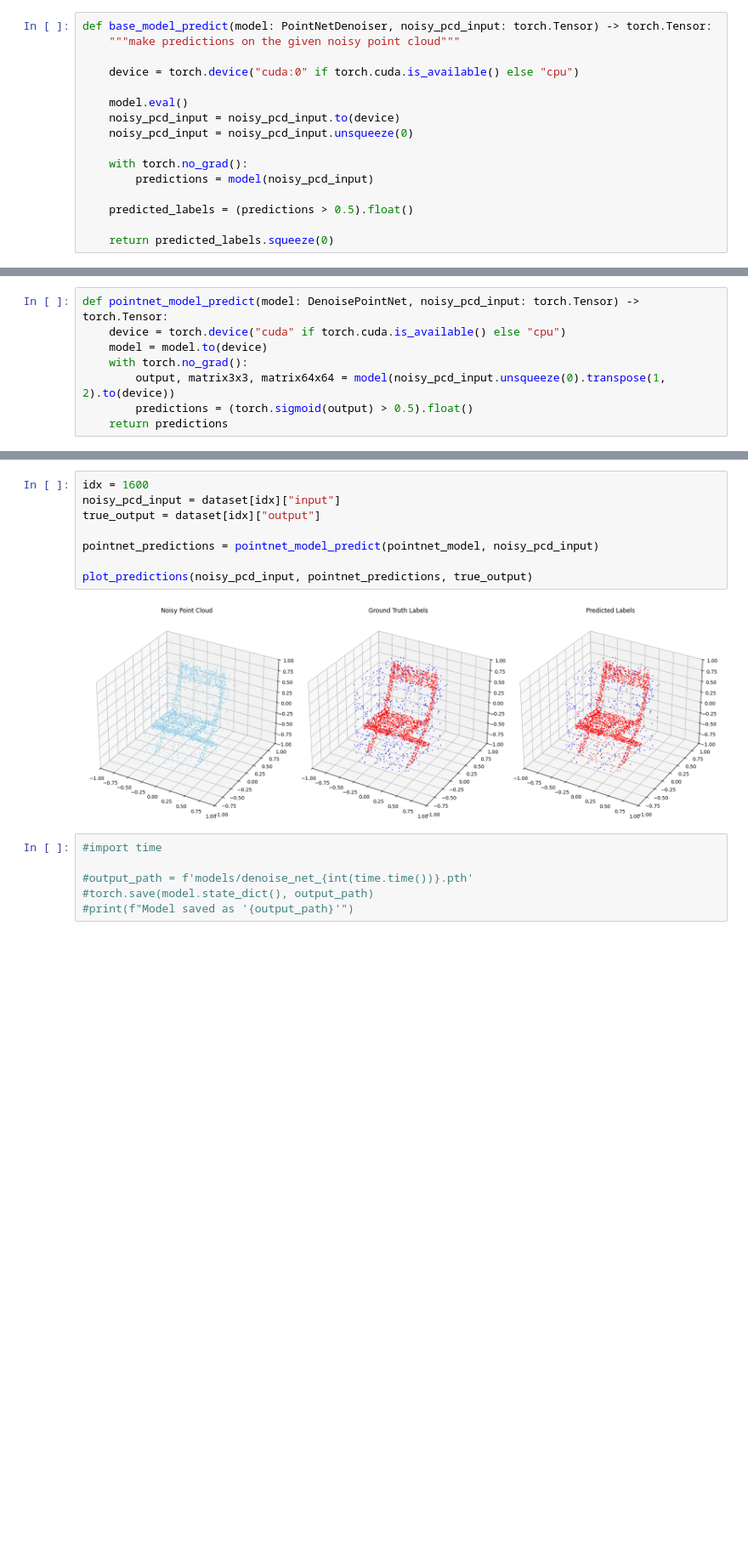
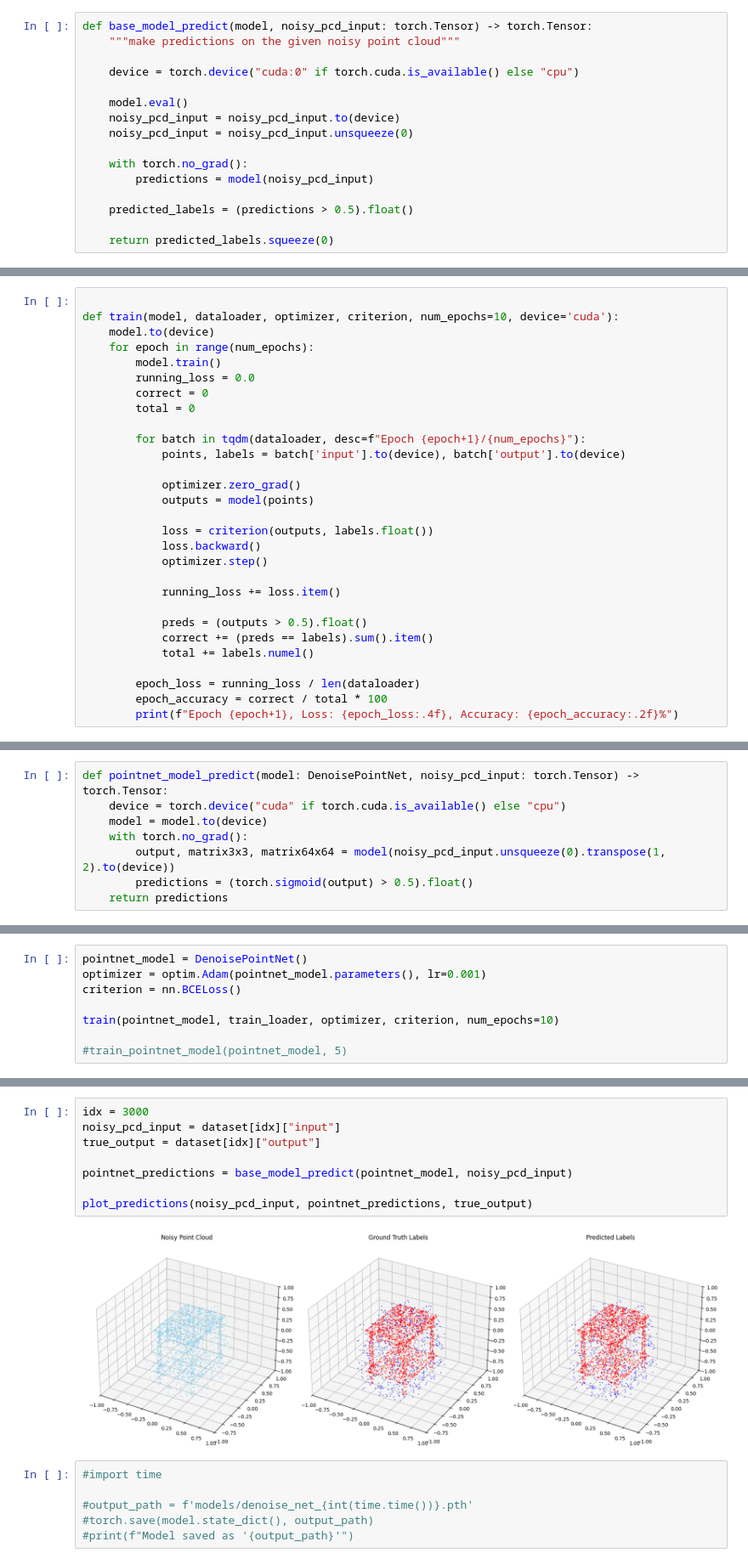
Before and after one commit to JoeWilder/DenoiseNet, a Jupyter notebook: denoisenet2.ipynb, the cells around one changed output, grey strips where cells are left out. Shown at 85% size. Saved outputs shown, nothing was run; the diff lists cells and outputs as text; blank space fills up the shorter version.

Commit message:
update pointnet model

```diff
--- a/denoisenet2.ipynb
+++ b/denoisenet2.ipynb
@@ -894,7 +850,7 @@ def train_basic_model(model: PointNetDenoiser, epochs: int):
 # %% [markdown]
 #### Run Inference Using Basic Model
 # %%
-def base_model_predict(model: PointNetDenoiser, noisy_pcd_input: torch.Tensor) -> torch.Tensor:
+def base_model_predict(model, noisy_pcd_input: torch.Tensor) -> torch.Tensor:
     """make predictions on the given noisy point cloud"""
 
     device = torch.device("cuda:0" if torch.cuda.is_available() else "cpu")
@@ -1099,3 +995,32 @@ def train_pointnet_model(model: DenoisePointNet, epochs: int):
+# %%
+
+def train(model, dataloader, optimizer, criterion, num_epochs=10, device='cuda'):
+    model.to(device)
+    for epoch in range(num_epochs):
+        model.train()
+        running_loss = 0.0
+        correct = 0
+        total = 0
+
+        for batch in tqdm(dataloader, desc=f"Epoch {epoch+1}/{num_epochs}"):
+            points, labels = batch['input'].to(device), batch['output'].to(device)
+
+            optimizer.zero_grad()
+            outputs = model(points)
+
+            loss = criterion(outputs, labels.float())
+            loss.backward()
+            optimizer.step()
+
+            running_loss += loss.item()
+
+            preds = (outputs > 0.5).float()
+            correct += (preds == labels).sum().item()
+            total += labels.numel()
+
+        epoch_loss = running_loss / len(dataloader)
+        epoch_accuracy = correct / total * 100
+        print(f"Epoch {epoch+1}, Loss: {epoch_loss:.4f}, Accuracy: {epoch_accuracy:.2f}%")
 # %% [markdown]
 #### Run Inference Using PointNet Model
 # %%
@@ -1117,0 +1034,8 @@ Accuracy on Test Set: 91.33 %
+# %%
+pointnet_model = DenoisePointNet()
+optimizer = optim.Adam(pointnet_model.parameters(), lr=0.001)
+criterion = nn.BCELoss()
+
+train(pointnet_model, train_loader, optimizer, criterion, num_epochs=10)
+
+#train_pointnet_model(pointnet_model, 5)
@@ -1118,13 +1053,13 @@ Accuracy on Test Set: 91.33 %
 # %%
-idx = 1600
+idx = 3000
 noisy_pcd_input = dataset[idx]["input"]
 true_output = dataset[idx]["output"]
 
-pointnet_predictions = pointnet_model_predict(pointnet_model, noisy_pcd_input)
+pointnet_predictions = base_model_predict(pointnet_model, noisy_pcd_input)
 
 plot_predictions(noisy_pcd_input, pointnet_predictions, true_output)
 # %% [output]
-[figure, old version]
+[figure, new version]
 # %%
 #import time
 
```
Also changed, not shown: parts of 19 cells of this notebook.
